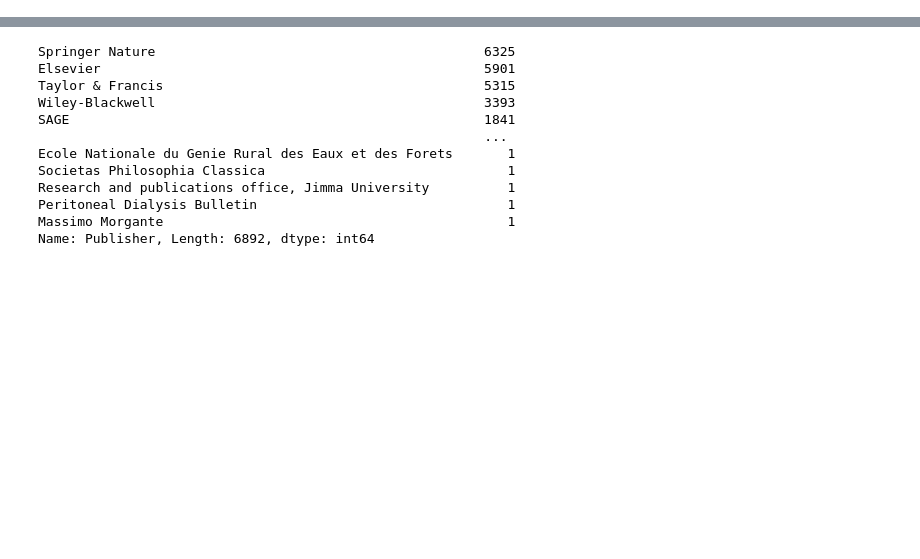
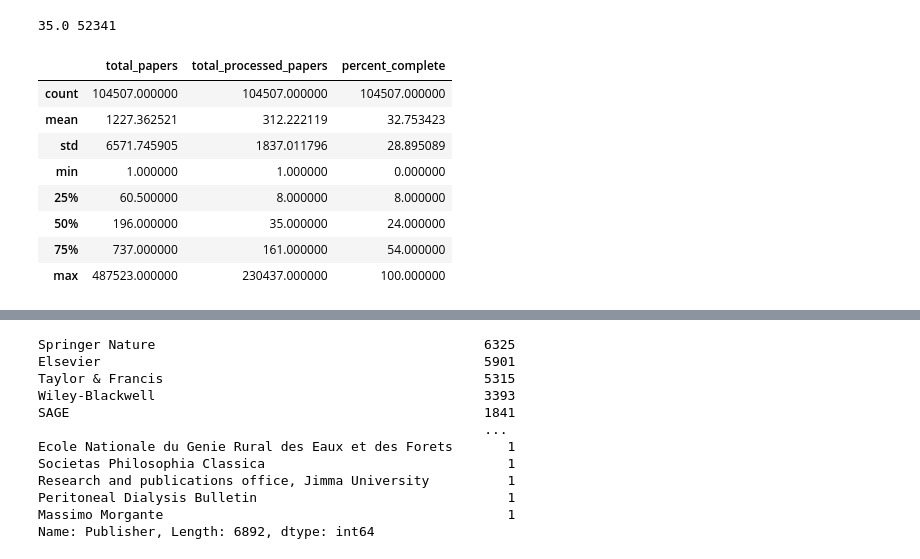
Before and after one commit to Bubblbu/frictionless-metrics-in-context, a Jupyter notebook: notebooks/journal_coverage.ipynb, the cells around one changed output, grey strips where cells are left out. Saved outputs shown, nothing was run; the diff lists cells and outputs as text; code cells hidden in the pictures; blank space fills up the shorter version.

```diff
--- a/notebooks/journal_coverage.ipynb
+++ b/notebooks/journal_coverage.ipynb
@@ -23,6 +31,25 @@ wos = pd.concat(dfs)
 
 # Load Scite data
 scite = pd.read_csv(nb_dir / "scite/touched-issns.csv")
+# %%
+quant = scite.total_processed_papers.quantile(.5)
+papers = (scite.total_processed_papers>=quant).sum()
+
+print(quant, papers)
+# %% [output]
+35.0 52341
+# %%
+scite.describe()
+# %% [output]
+|  | total_papers | total_processed_papers | percent_complete |
+| count | 104507.000000 | 104507.000000 | 104507.000000 |
+| mean | 1227.362521 | 312.222119 | 32.753423 |
+| std | 6571.745905 | 1837.011796 | 28.895089 |
+| min | 1.000000 | 1.000000 | 0.000000 |
+| 25% | 60.500000 | 8.000000 | 8.000000 |
+| 50% | 196.000000 | 35.000000 | 24.000000 |
+| 75% | 737.000000 | 161.000000 | 54.000000 |
+| max | 487523.000000 | 230437.000000 | 100.000000 |
 # %%
 scopus_issns = set(scopus["Print ISSN"].tolist() + scopus["E-ISSN"].tolist())
 wos_issns = set(wos.ISSN.str.replace("-", "").tolist() + wos.eISSN.str.replace("-", "").tolist())
```
Also changed, not shown: parts of 6 cells of this notebook, 1 other file.
